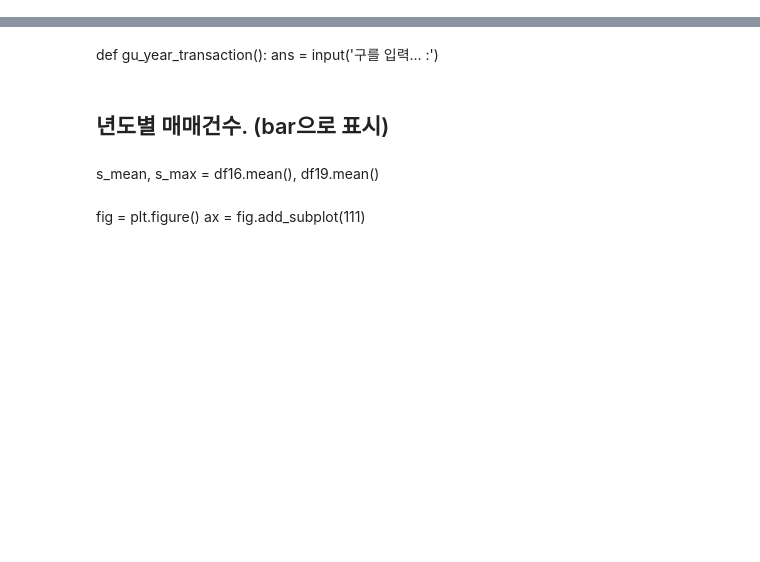
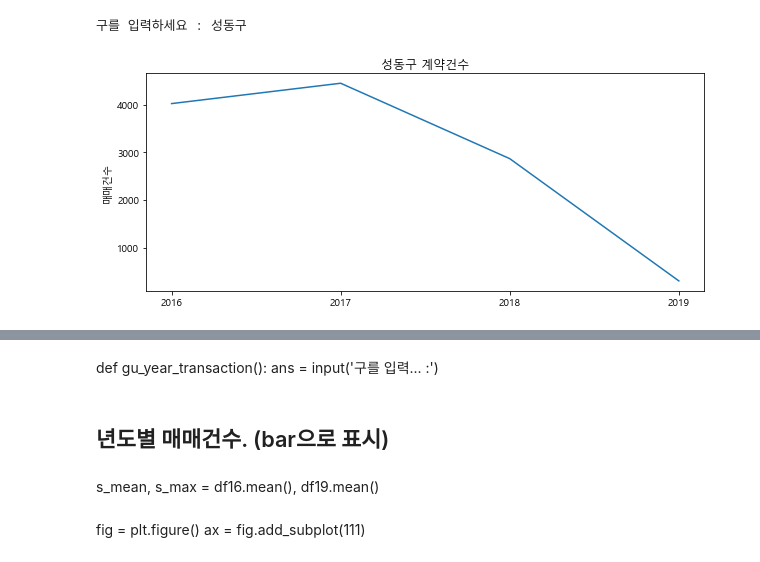
Before and after one commit to seokgenius/real-estate, a Jupyter notebook: 년, 구별 아파트 매매건수 변동현황.ipynb, the cells around one changed output, grey strips where cells are left out. Saved outputs shown, nothing was run; the diff lists cells and outputs as text; code cells hidden in the pictures; blank space fills up the shorter version.

Commit message:
Add files via upload
구를 숫자로 매핑시킨 딕셔너리 추가
구 이름 입력시 그래프를 그리는 함수 추가

```diff
--- a/년, 구별 아파트 매매건수 변동현황.ipynb
+++ b/년, 구별 아파트 매매건수 변동현황.ipynb
@@ -31,0 +32,31 @@ plt.show()
+# %%
+# 구 이름을 숫자로 대응시킨 딕셔너리
+# 인덱싱을 하기 위해 필요
+gu_dict = {
+    '강남구':0,
+    '강동구':1,
+    '강북구':2,
+    '강서구':3,
+    '관악구':4,
+    '광진구':5,
+    '구로구':6,
+    '금천구':7,
+    '노원구':8,
+    '도봉구':9,
+    '동대문구':10,
+    '동작구':11,
+    '마포구':12,
+    '서대문구':13,
+    '서초구':14,
+    '성동구':15,
+    '성북구':16,
+    '송파구':17,
+    '양천구':18,
+    '영등포구':19,
+    '용산구':20,
+    '은평구':21,
+    '종로구':22,
+    '중구':23,
+    '중랑구':24
+}
+gu_dict
@@ -32,3 +81,19 @@ plt.show()
+# %%
+# 구 이름을 입력하면 해당 구의 계약건수 그래프를 그리는 함수
+def gu_graph() :
+    gu = input('구를 입력하세요 : ')
+    fig = plt.figure(figsize = (10, 4))
+    ax2 = fig.add_subplot(111)
+    cont_list = [df16.계약건수[gu_dict[gu]],df17.계약건수[gu_dict[gu]],df18.계약건수[gu_dict[gu]],df19.계약건수[gu_dict[gu]]]
+    ax2.plot(['2016','2017','2018','2019'], cont_list)
+    ax2.set_title(f"{df16['구'][gu_dict[gu]]} 계약건수")
+    ax2.set_ylabel('매매건수')
+    plt.show()
+# %%
+gu_graph()
+# %% [output]
+구를 입력하세요 : 성동구
+[figure, added]
 # %%
 fig = plt.figure(figsize = (20,4))
 ax = fig.add_subplot(111)
```
Also changed, not shown: parts of 8 cells of this notebook.
